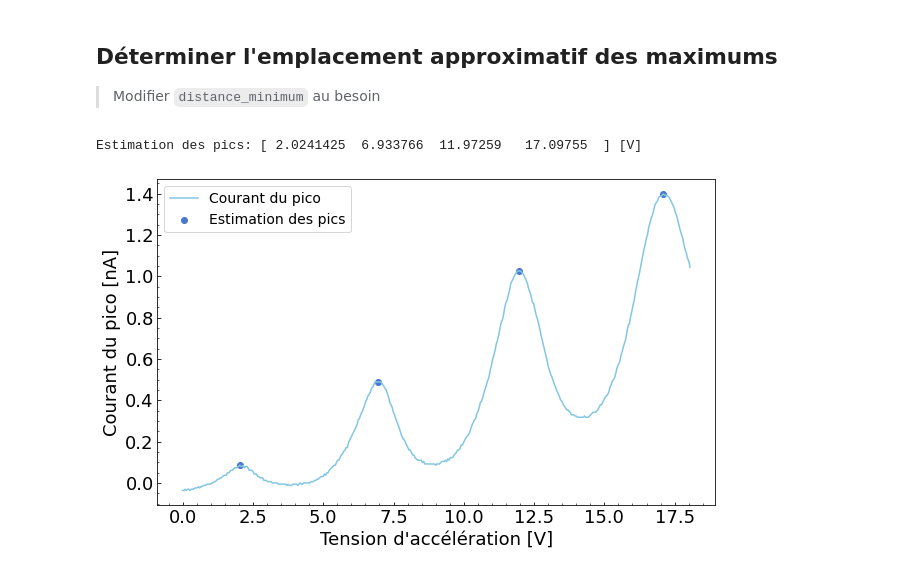
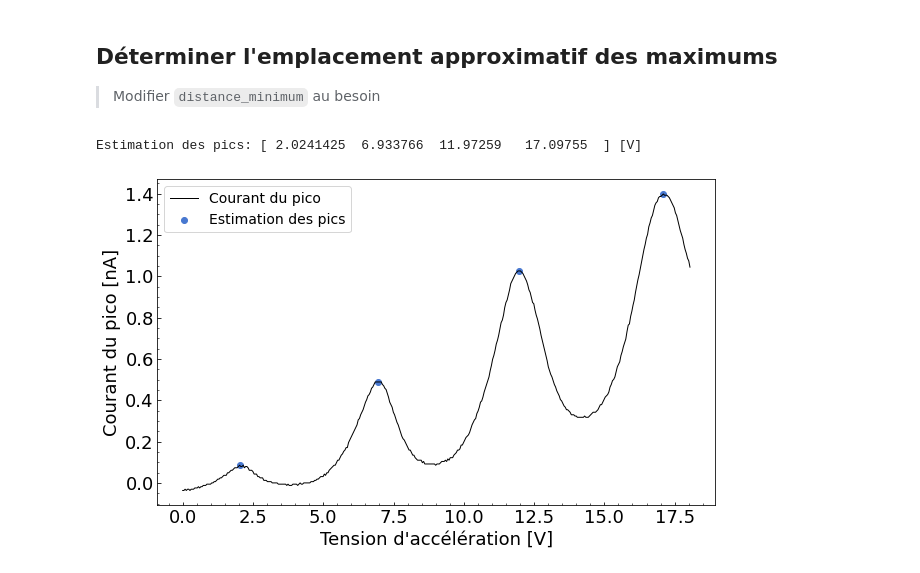
Before and after one commit to GeremyMichaud/PHY-3002-Frank-et-Hertz, a Jupyter notebook: analyse_legere_pic_simple.ipynb, the cells around one changed output. Drawn from its saved outputs; the diff is of its cells as text; code cells hidden in the pictures.

```diff
--- a/analyse_legere_pic_simple.ipynb
+++ b/analyse_legere_pic_simple.ipynb
@@ -103,27 +103,27 @@ Pente = -0.43928176164627075 ± 0.034648001194000244 [V/s]
 # %%
 liste_des_indexes_des_pics = determiner_indexes_maximums_scipy(valeurs_avec_bonnes_unites,
         colonne_y=1, distance_minimum=100)
 print("Estimation des pics:", valeurs_avec_bonnes_unites[liste_des_indexes_des_pics, 0], "[V]")
 
 valeurs_avec_bonnes_unites_determination_des_pics = valeurs_avec_bonnes_unites
 
 plt.figure(figsize=(10,6))
 plt.plot(valeurs_avec_bonnes_unites_determination_des_pics[:, 0],
         valeurs_avec_bonnes_unites_determination_des_pics[:, 1],
-        label="Courant du pico", color=palette[9])
+        label="Courant du pico", color="black", linewidth=1)
 plt.scatter(valeurs_avec_bonnes_unites_determination_des_pics[liste_des_indexes_des_pics, 0],
         valeurs_avec_bonnes_unites_determination_des_pics[liste_des_indexes_des_pics, 1],
         label="Estimation des pics", color=palette[0])
 plt.xlabel("Tension d'accélération [V]")
 plt.ylabel("Courant du pico [nA]")
 plt.legend(fontsize=14)
 plt.tick_params(axis='both', which='both', direction='in')
 plt.minorticks_on()
 name, _ = os.path.splitext(os.path.basename(file_name))
 #plt.savefig(os.path.join(out_dir, name + ".png"))
 plt.show()
 
 # Ref - Estimation des pics: [ 1.9844797  6.902538  11.950019  17.083782 ] [V]
 # %% [output]
 Estimation des pics: [ 2.0241425  6.933766  11.97259   17.09755  ] [V]
-[figure, old version]
+[figure, new version]
```
Also changed, not shown: parts of 1 cell of this notebook, 5 other files.
